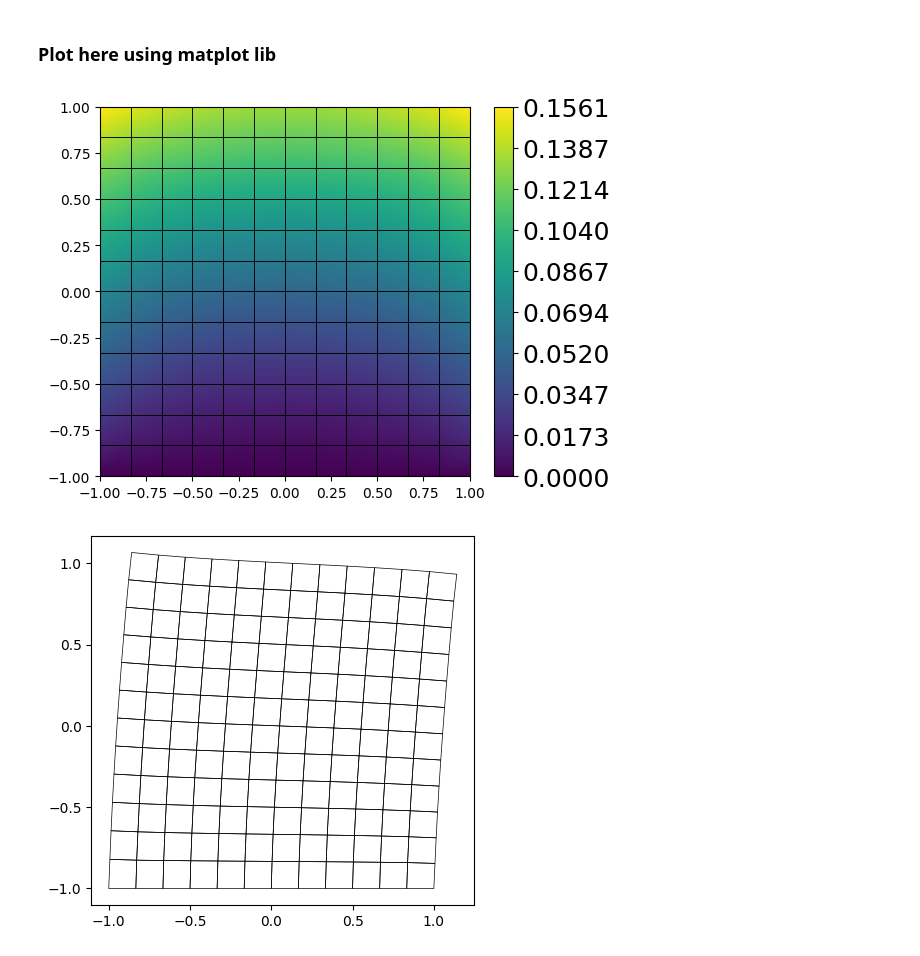
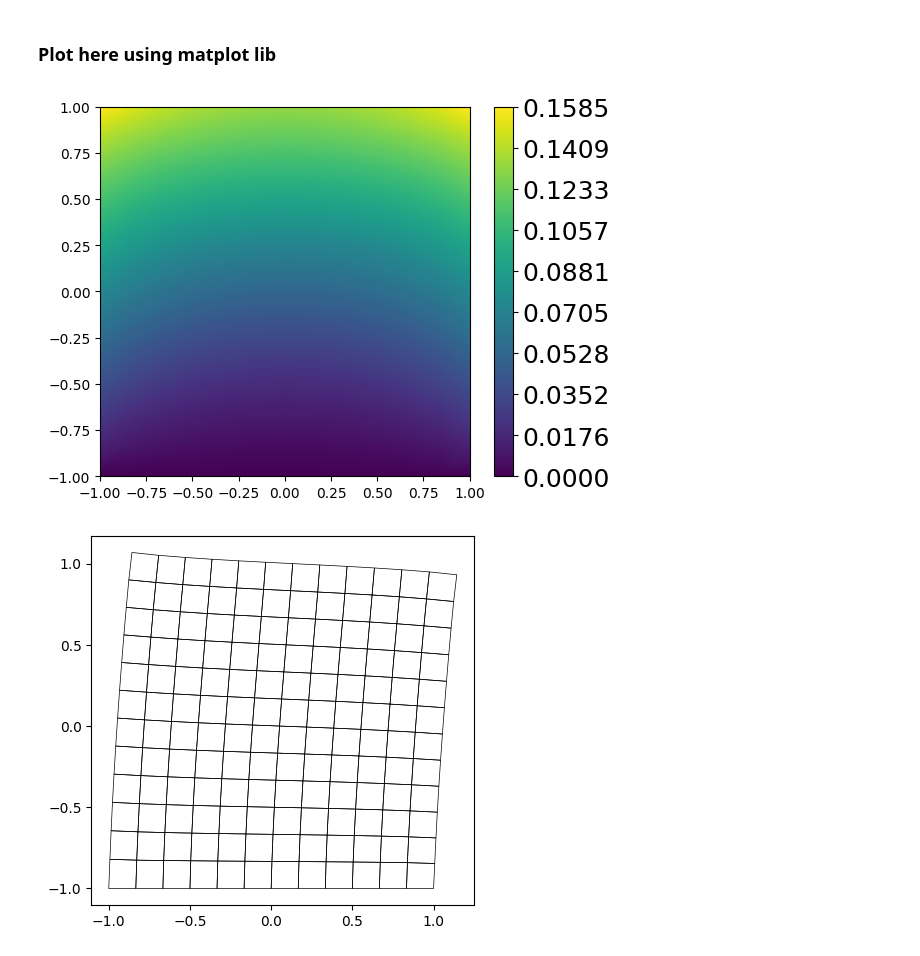
Before and after one commit to rath3t/visualStudioCodeAndIkarus, a Jupyter notebook: linearElasticity.ipynb, the cells around one changed output. Cells and saved outputs as stored; diff of their text form; code cells hidden in the pictures.

```diff
--- a/linearElasticity.ipynb
+++ b/linearElasticity.ipynb
@@ -48,7 +57,7 @@ grid.plot()
 # %% [markdown]
 ### Add Lagrangian basis
 # %%
-basisLagrange1 = dune.functions.defaultGlobalBasis(grid, dune.functions.Power(dune.functions.Lagrange(order=1),2))
+basisLagrange1 = dune.functions.defaultGlobalBasis(grid, dune.functions.Power(dune.functions.Lagrange(order=2),2))
 print('We have {} dofs.'.format(len(basisLagrange1)))
 print('We have {} vertices.'.format(grid.size(2)))
 print('We have {} elements.'.format(grid.size(0)))
@@ -80,7 +89,7 @@ def volumeLoad(x,lambdaVal) :
 def neumannLoad(x,lambdaVal) :
     return np.array([lambdaVal*100, lambdaVal])
 
-neumannVertices = np.zeros(grid.size(2)*2, dtype=bool)
+neumannVertices = np.zeros(len(basisLagrange1), dtype=bool)
 basisLagrange1.interpolate(neumannVertices, lambda x :  True  if x[1]==1 else False)
 
 boundaryPatch = iks.utils.boundaryPatch(grid,neumannVertices)
@@ -147,9 +159,9 @@ writer = vtkWriter( grid, "nameTest",  pointData   = {( "displacement",(0,1)):di
 ### Plot here using matplot lib
 # %%
 import dune.plotting
-dune.plotting.plot(solution=dispFunc)
+dune.plotting.plot(solution=dispFunc,gridLines=None)
 # %% [output]
-[figure, old version]
+[figure, new version]
 # %%
 from helper import plotDeformedGrid
 plotDeformedGrid(grid,dispFunc)
```
Also changed, not shown: parts of 8 cells of this notebook, 1 other file.
